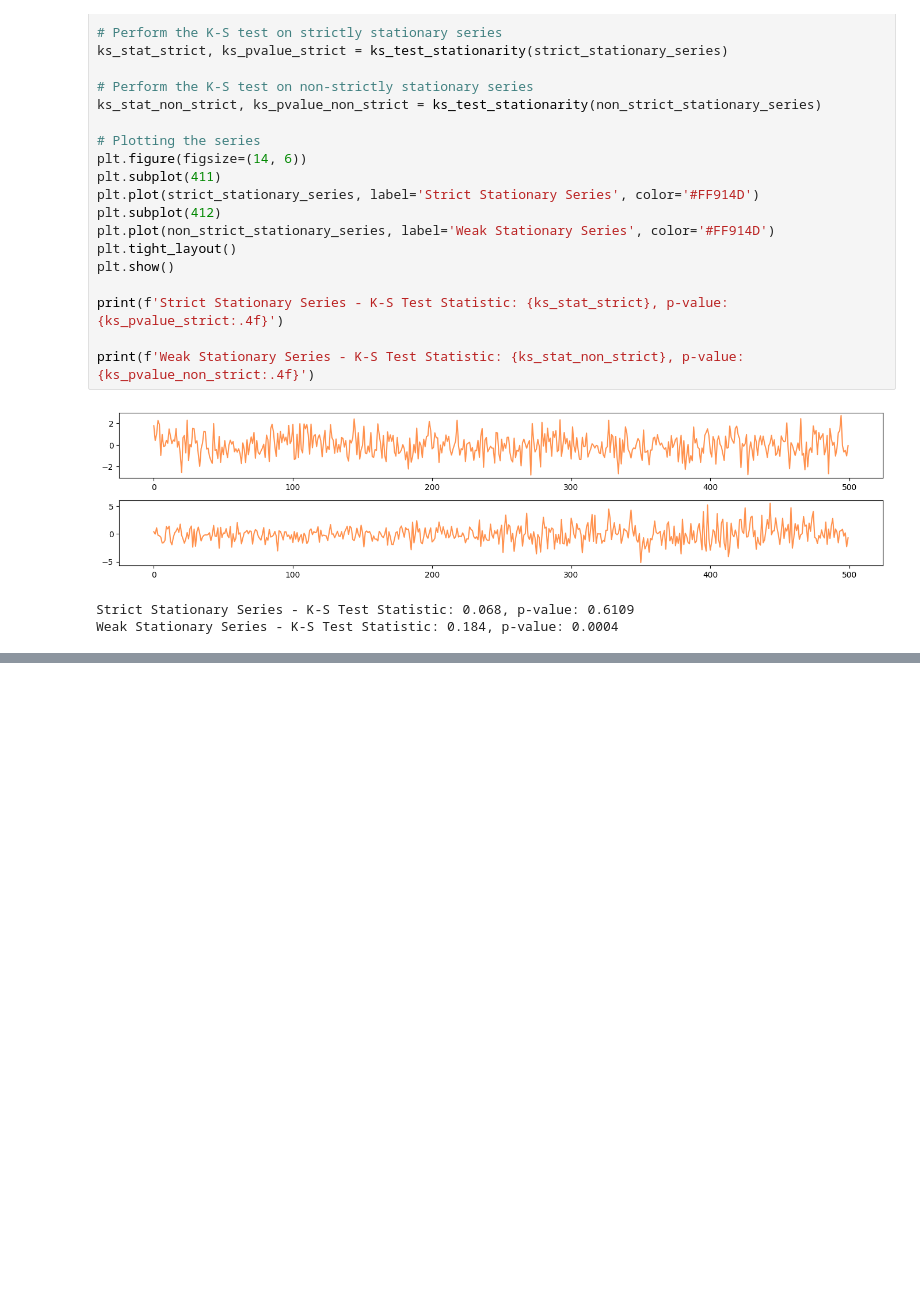
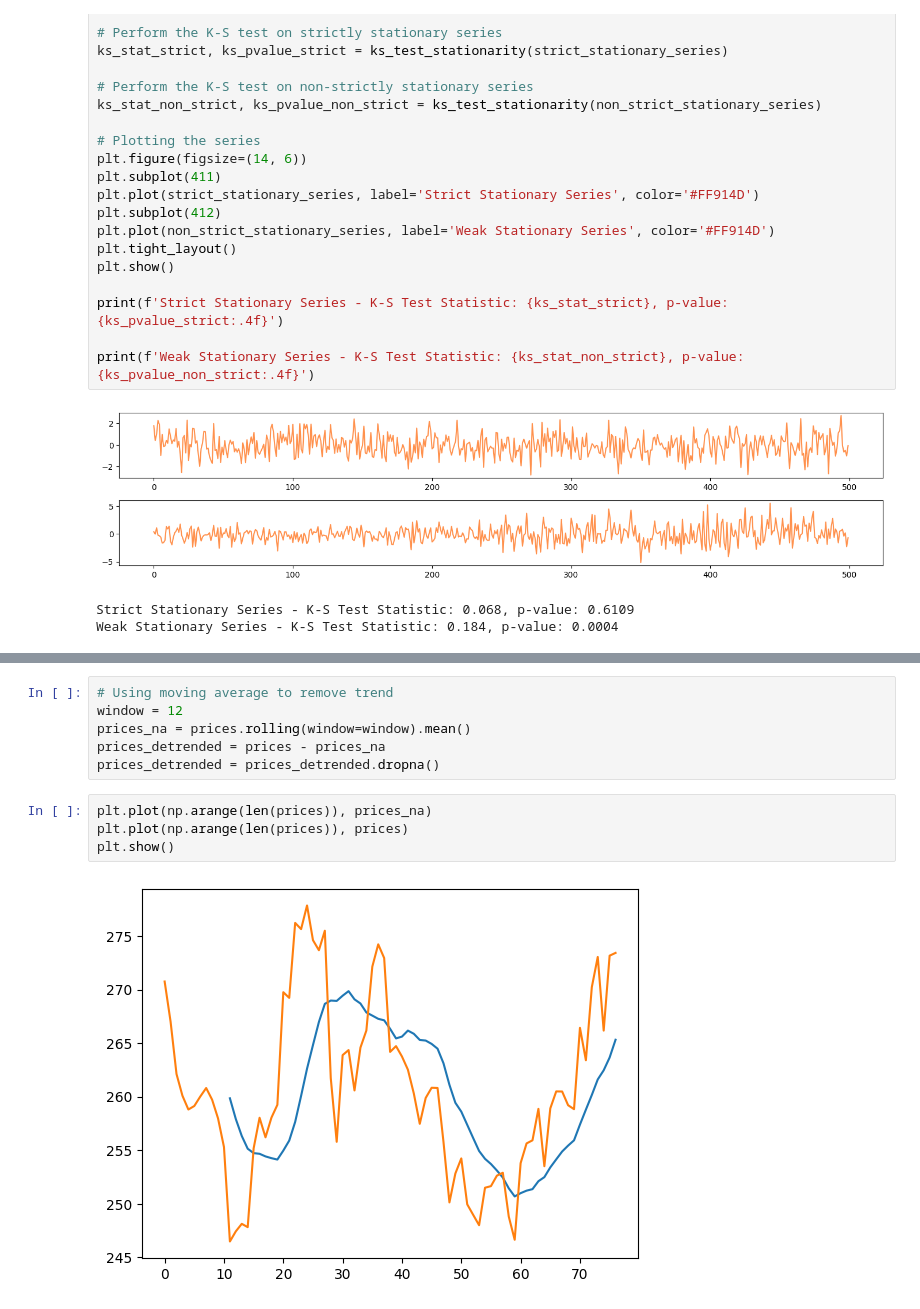
Before and after one commit to Simran-Kaur199/TimeSeries, a Jupyter notebook: notebooks/TimeSeriesAnalysis.ipynb, the cells around one changed output, grey strips where cells are left out. Cells and saved outputs as stored; diff of their text form; blank space fills up the shorter version.

```diff
--- a/notebooks/TimeSeriesAnalysis.ipynb
+++ b/notebooks/TimeSeriesAnalysis.ipynb
@@ -196,0 +291,12 @@ Weak Stationary Series - K-S Test Statistic: 0.184, p-value: 0.0004
+# %%
+# Using moving average to remove trend
+window = 12
+prices_na = prices.rolling(window=window).mean()
+prices_detrended = prices - prices_na
+prices_detrended = prices_detrended.dropna()
+# %%
+plt.plot(np.arange(len(prices)), prices_na)
+plt.plot(np.arange(len(prices)), prices)
+plt.show()
+# %% [output]
+[figure, added]
```
Also changed, not shown: parts of 21 cells of this notebook.
